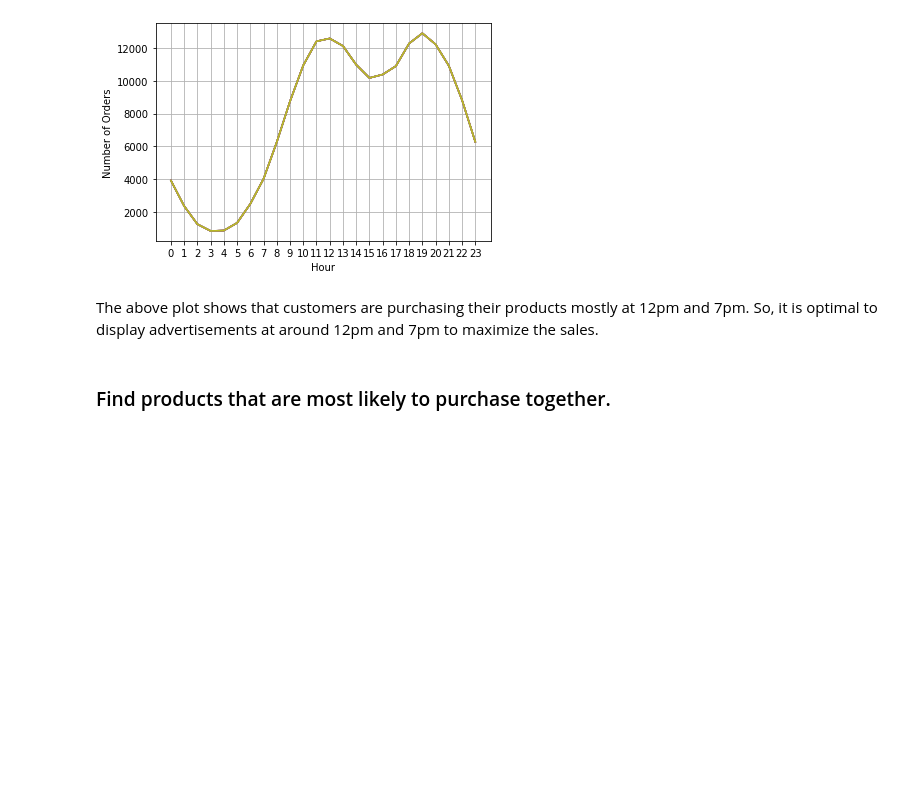
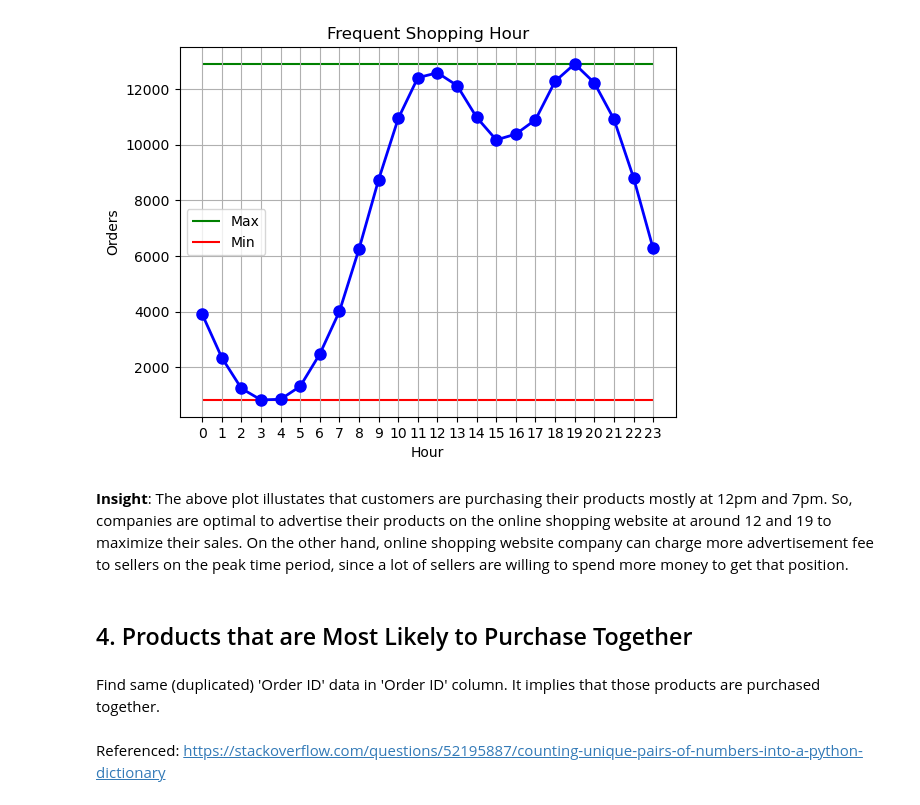
Before and after one commit to hanjihun2000/self-study-data, a Jupyter notebook: sales/shopping-data-analysis.ipynb, the cells around one changed output. Drawn from its saved outputs; the diff is of its cells as text; code cells hidden in the pictures; blank space fills up the shorter version.

```diff
--- a/sales/shopping-data-analysis.ipynb
+++ b/sales/shopping-data-analysis.ipynb
@@ -7,4 +15,2 @@ import matplotlib.pyplot as plt
 # %%
-df = pd.read_csv('sales.csv', index_col=False)
-df.dropna(axis=0, how='any', inplace=True) # drop any NaN values
-df.head()
+df = pd.read_csv('online_shopping_sales.csv', index_col=False)
@@ -31,6 +38,4 @@ df.head()
 # %%
 df['Quantity Ordered'] = pd.to_numeric(df['Quantity Ordered'])
 df['Price Each'] = pd.to_numeric(df['Price Each'])
-df['Sales'] = df['Quantity Ordered'] * df['Price Each'] # add 'Sales' column
-df = df.reindex(['Order ID', 'Product', 'Quantity Ordered', 'Price Each', 'Sales', 'Order Date', 'Month', 'Purchase Address'], axis=1)
-df.head()
+df['Sales'] = df['Quantity Ordered'] * df['Price Each']
@@ -58,10 +81,9 @@ plt.show()
 # %%
-def get_city(address):
-    return address.split(',')[1]
+def get_city_and_state(address):
+    city = address.split(',')[1][1:]
+    state = address.split(',')[2].split(" ")[1]
+    return city, state
 
-def get_state(address):
-    return address.split(',')[2].split(' ')[1]
-
-df['City'] = df['Purchase Address'].apply(lambda x: f"{get_city(x)} ({get_state(x)})") # add 'City' column
+df['City'] = df['Purchase Address'].apply(lambda x: f"{get_city_and_state(x)[0]}, {get_city_and_state(x)[1]}")
 df.head()
 # %% [output]
@@ -89,6 +129,5 @@ plt.show()
 # %%
-df['Order Date'] = pd.to_datetime(df['Order Date']) # use pd.to_datetime() to convert string object 'Order Date' to datetime object
-df['Hour'] = df['Order Date'].dt.hour # add 'Hour' column
-df = df.reindex(['Order ID', 'Product', 'Quantity Ordered', 'Price Each', 'Sales', 'Order Date', 'Hour', 'Month', 'Purchase Address', 'City'], axis=1)
+df['Order Date'] = pd.to_datetime(df['Order Date'])
+df['Hour'] = df['Order Date'].dt.hour
 df.head()
 # %% [output]
@@ -101,17 +161,22 @@ df.head()
 # %%
 hours = [hour for hour, df in df.groupby('Hour')]
-orders = df.groupby('Hour').count()
-
-plt.plot(hours, orders)
+orders = df.groupby('Hour').count()['Product']
+plt.plot(hours, orders, color='blue', marker='o', linewidth=2, markersize=8)
 plt.xticks(hours)
+plt.title('Frequent Shopping Hour')
 plt.xlabel('Hour')
-plt.ylabel('Number of Orders')
+plt.ylabel('Orders')
+plt.hlines(max(orders), xmin=0, xmax=23, color='green', zorder=1, label='Max')
+plt.hlines(min(orders), xmin=0, xmax=23, color='red', zorder=1, label='Min')
 plt.grid()
+plt.legend(loc='center left')
 plt.show()
 # %% [output]
-[figure, old version]
+[figure, new version]
 # %% [markdown]
-The above plot shows that customers are purchasing their products mostly at 12pm and 7pm. So, it is optimal to display advertisements at around 12pm and 7pm to maximize the sales.
+**Insight**: The above plot illustates that customers are purchasing their products mostly at 12pm and 7pm. So, companies are optimal to advertise their products on the online shopping website at around 12 and 19 to maximize their sales. On the other hand, online shopping website company can charge more advertisement fee to sellers on the peak time period, since a lot of sellers are willing to spend more money to get that position.
 # %% [markdown]
-### Find products that are most likely to purchase together.
+## 4. Products that are Most Likely to Purchase Together
+# %% [markdown]
+Find same (duplicated) 'Order ID' data in 'Order ID' column. It implies that those products are purchased together.
 # %%
@@ -119 +184,3 @@ orders = df[df.duplicated(subset=['Order ID'], keep=False)]
+# %% [markdown]
+Referenced: https://stackoverflow.com/questions/52195887/counting-unique-pairs-of-numbers-into-a-python-dictionary
 # %%
```
Also changed, not shown: parts of 31 cells of this notebook.
